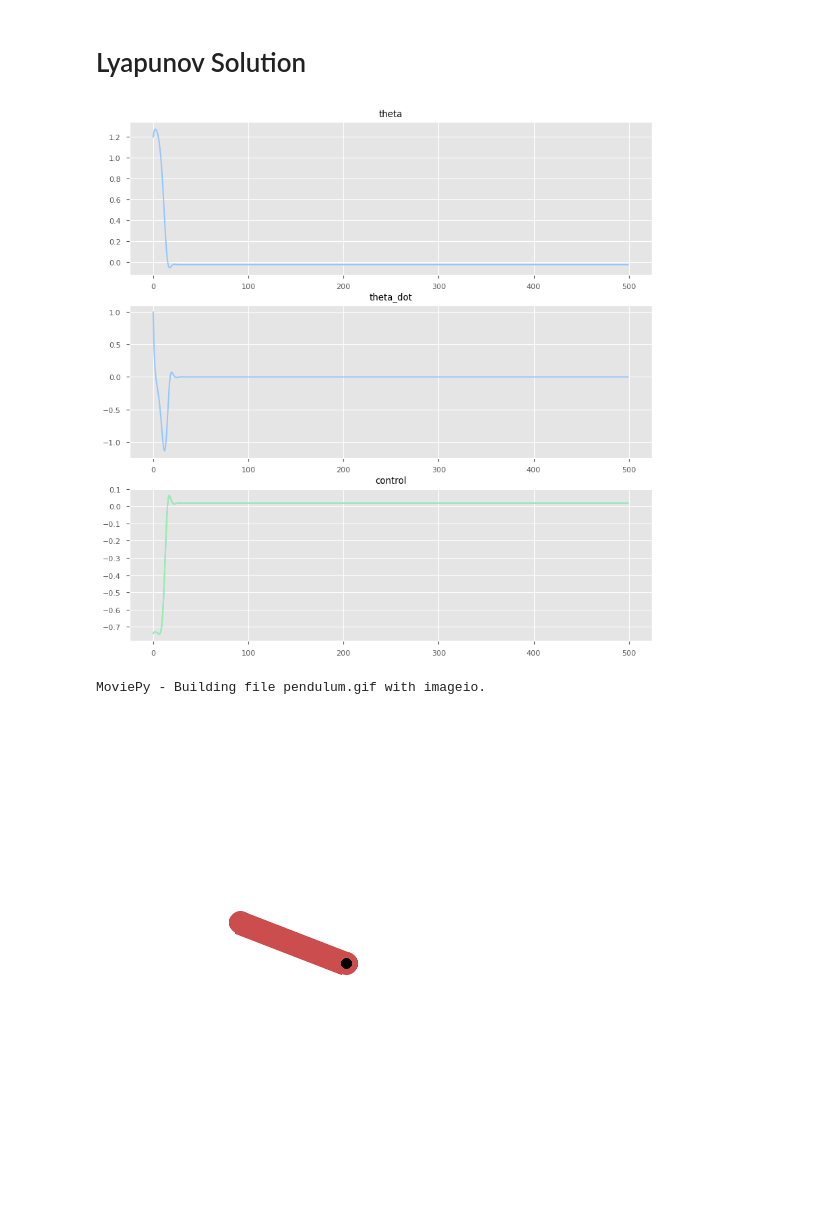
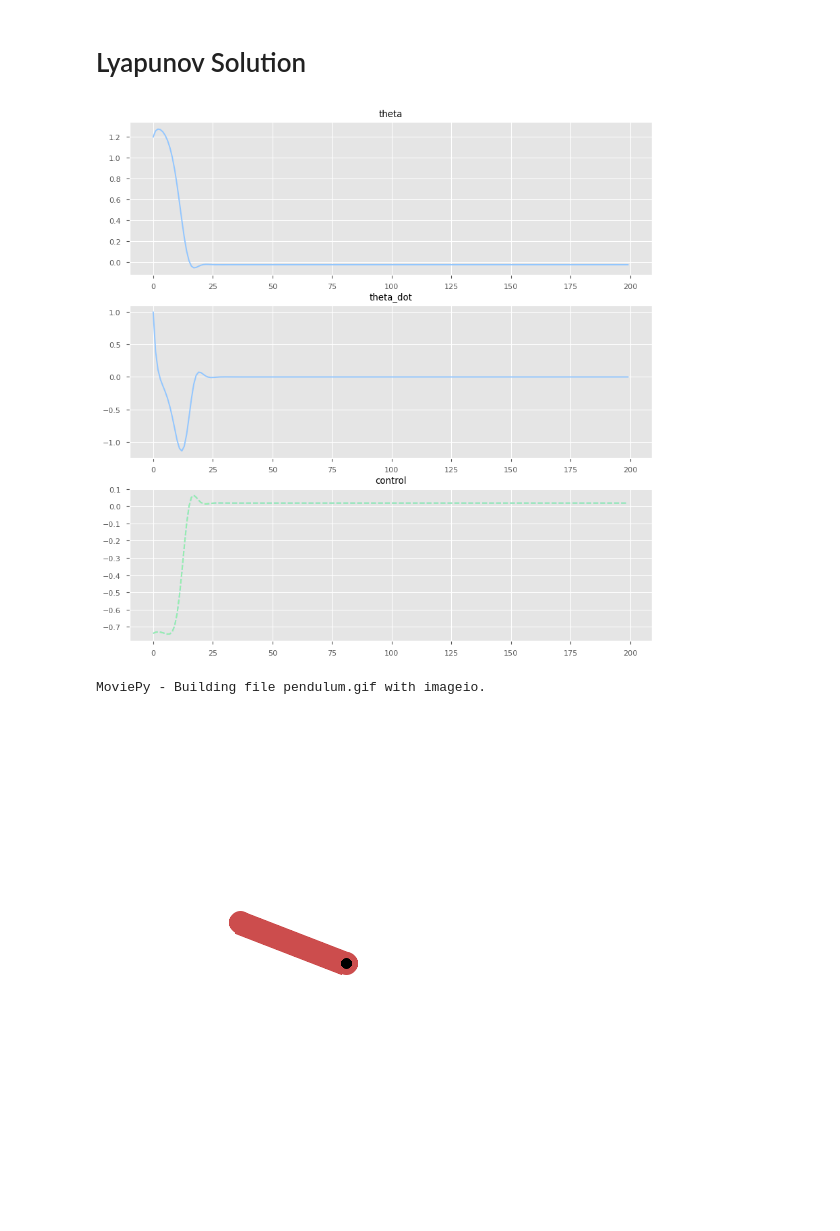
Before and after one commit to spbisc97/Neural-Lyapunov-Control, a Jupyter notebook: Inverted _Pendulum.ipynb, the cells around one changed output. Cells and saved outputs as stored; diff of their text form; code cells hidden in the pictures.

```diff
--- a/Inverted _Pendulum.ipynb
+++ b/Inverted _Pendulum.ipynb
@@ -319,35 +319,35 @@ env.reset()
 y1=[]
 y2=[]
 controls=[]
 for i in range(200):
     # env.render()
     eval_env = {x1:env.state[0],x2:env.state[1]}
     control=Vcontrol.Evaluate(eval_env)
     if i<0:
         control=0
     y1.append(env.state[0])
     y2.append(env.state[1])
     clipped_control=np.clip(control,-max_torque,max_torque)
     controls.append([control,clipped_control])
 
     env.step(np.array([clipped_control]))
 
 frames=env.render()
 
 env.close()
 fix,ax=pyplot.subplots(3,1,figsize=(10,10))
 ax[0].plot(y1)
 ax[0].set_title("theta")
 ax[1].plot(y2)
 ax[1].set_title("theta_dot")
-ax[2].plot(controls)
-ax[2].set_title("control","--")
+ax[2].plot(controls,"--")
+ax[2].set_title("control")
 pyplot.show()
 gif=ImageSequenceClip(frames,fps=10)
 gif.write_gif("pendulum.gif",fps=10)
 display(Image('pendulum.gif'))
 os.remove("pendulum.gif")
 # %% [output]
-[figure, old version]
+[figure, new version]
 MoviePy - Building file pendulum.gif with imageio.
 [figure]
```
